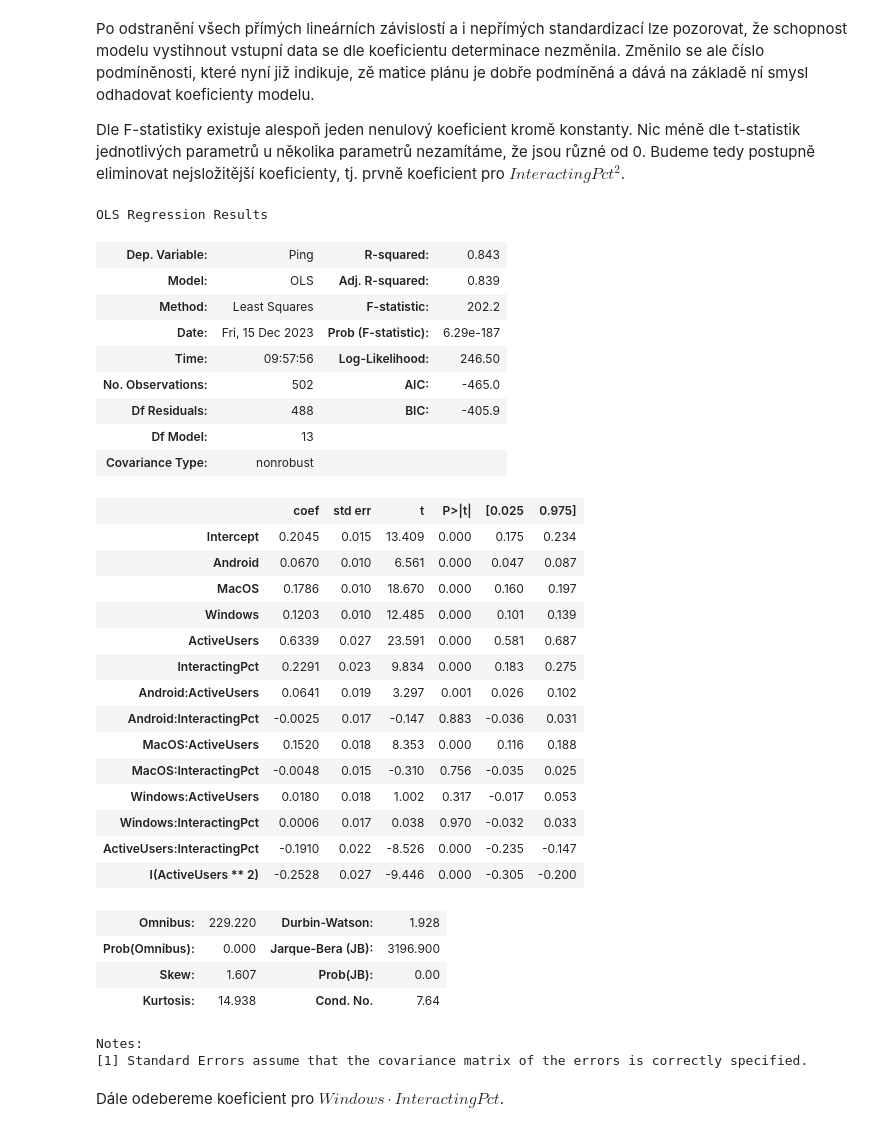
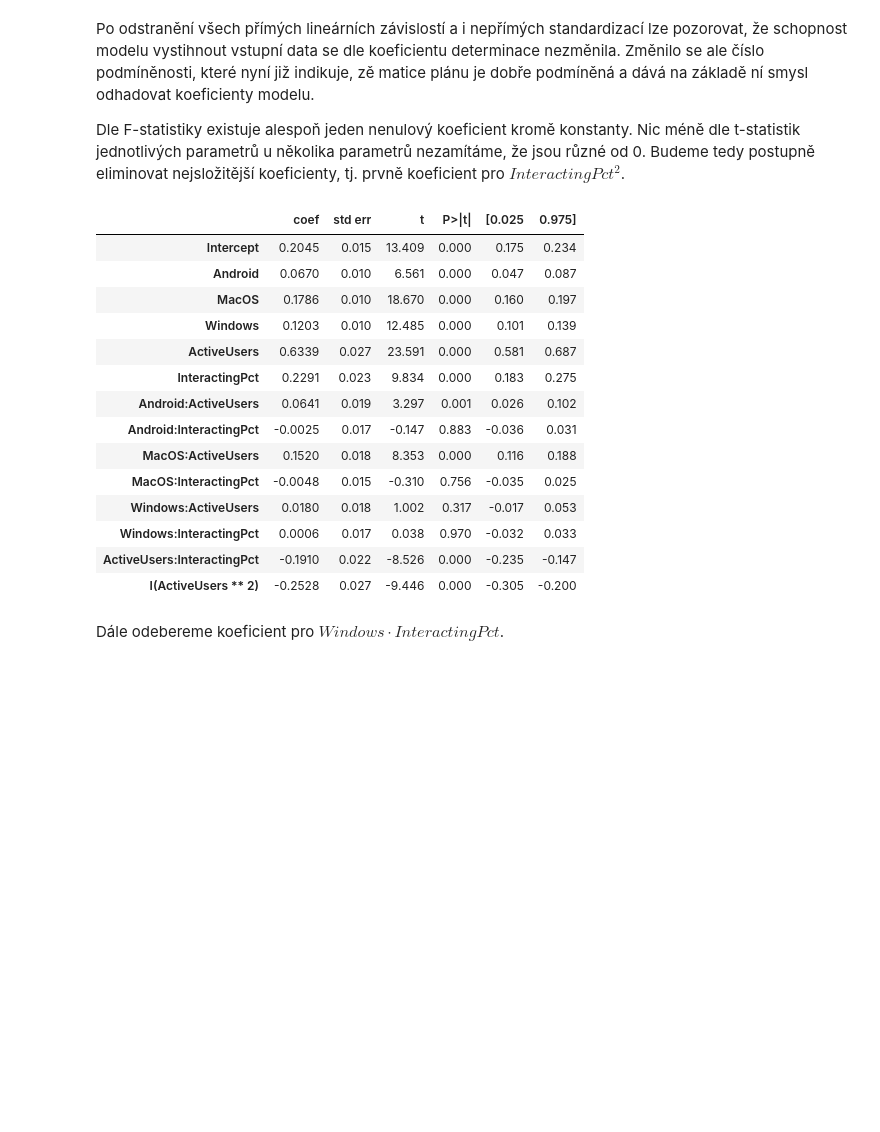
Before and after one commit to xmihol00/MSP, a Jupyter notebook: proj2/Mihola_MSP_2-projekt.ipynb, the cells around one changed output. Cells and saved outputs as stored; diff of their text form; code cells hidden in the pictures; blank space fills up the shorter version.

```diff
--- a/proj2/proj2.ipynb
+++ b/proj2/Mihola_MSP_2-projekt.ipynb
@@ -467,47 +441,31 @@ Dle F-statistiky existuje alespoň jeden nenulový koeficient kromě konstanty.
 # %%
 model = smf.ols(
     formula="Ping ~ Android + MacOS + Windows + ActiveUsers + InteractingPct + " +
             "Android : ActiveUsers + Android : InteractingPct + " +
             "MacOS : ActiveUsers + MacOS : InteractingPct + " +
             "Windows : ActiveUsers + Windows : InteractingPct + " +
             "ActiveUsers : InteractingPct + " +
             "I(ActiveUsers**2)",
     data=df2_one_hot_standardized
 )
 results = model.fit()
-results.summary()
+pd.read_html(results.summary().tables[1].as_html(), header=0, index_col=0)[0]
 # %% [output]
-OLS Regression Results
-| Dep. Variable: | Ping | R-squared: | 0.843 |
-| Model: | OLS | Adj. R-squared: | 0.839 |
-| Method: | Least Squares | F-statistic: | 202.2 |
-| Date: | Fri, 15 Dec 2023 | Prob (F-statistic): | 6.29e-187 |
-| Time: | 09:57:56 | Log-Likelihood: | 246.50 |
-| No. Observations: | 502 | AIC: | -465.0 |
-| Df Residuals: | 488 | BIC: | -405.9 |
-| Df Model: | 13 |  |  |
-| Covariance Type: | nonrobust |  |  |
+|  | coef | std err | t | P>|t| | [0.025 | 0.975] |
+| Intercept | 0.2045 | 0.015 | 13.409 | 0.000 | 0.175 | 0.234 |
+| Android | 0.0670 | 0.010 | 6.561 | 0.000 | 0.047 | 0.087 |
+| MacOS | 0.1786 | 0.010 | 18.670 | 0.000 | 0.160 | 0.197 |
+| Windows | 0.1203 | 0.010 | 12.485 | 0.000 | 0.101 | 0.139 |
+| ActiveUsers | 0.6339 | 0.027 | 23.591 | 0.000 | 0.581 | 0.687 |
+| InteractingPct | 0.2291 | 0.023 | 9.834 | 0.000 | 0.183 | 0.275 |
+| Android:ActiveUsers | 0.0641 | 0.019 | 3.297 | 0.001 | 0.026 | 0.102 |
+| Android:InteractingPct | -0.0025 | 0.017 | -0.147 | 0.883 | -0.036 | 0.031 |
+| MacOS:ActiveUsers | 0.1520 | 0.018 | 8.353 | 0.000 | 0.116 | 0.188 |
+| MacOS:InteractingPct | -0.0048 | 0.015 | -0.310 | 0.756 | -0.035 | 0.025 |
+| Windows:ActiveUsers | 0.0180 | 0.018 | 1.002 | 0.317 | -0.017 | 0.053 |
+| Windows:InteractingPct | 0.0006 | 0.017 | 0.038 | 0.970 | -0.032 | 0.033 |
+| ActiveUsers:InteractingPct | -0.1910 | 0.022 | -8.526 | 0.000 | -0.235 | -0.147 |
+| I(ActiveUsers ** 2) | -0.2528 | 0.027 | -9.446 | 0.000 | -0.305 | -0.200 |
-|  | coef | std err | t | P>|t| | [0.025 | 0.975] |
-| Intercept | 0.2045 | 0.015 | 13.409 | 0.000 | 0.175 | 0.234 |
-| Android | 0.0670 | 0.010 | 6.561 | 0.000 | 0.047 | 0.087 |
-| MacOS | 0.1786 | 0.010 | 18.670 | 0.000 | 0.160 | 0.197 |
-| Windows | 0.1203 | 0.010 | 12.485 | 0.000 | 0.101 | 0.139 |
-| ActiveUsers | 0.6339 | 0.027 | 23.591 | 0.000 | 0.581 | 0.687 |
-| InteractingPct | 0.2291 | 0.023 | 9.834 | 0.000 | 0.183 | 0.275 |
-| Android:ActiveUsers | 0.0641 | 0.019 | 3.297 | 0.001 | 0.026 | 0.102 |
-| Android:InteractingPct | -0.0025 | 0.017 | -0.147 | 0.883 | -0.036 | 0.031 |
-| MacOS:ActiveUsers | 0.1520 | 0.018 | 8.353 | 0.000 | 0.116 | 0.188 |
-| MacOS:InteractingPct | -0.0048 | 0.015 | -0.310 | 0.756 | -0.035 | 0.025 |
-| Windows:ActiveUsers | 0.0180 | 0.018 | 1.002 | 0.317 | -0.017 | 0.053 |
-| Windows:InteractingPct | 0.0006 | 0.017 | 0.038 | 0.970 | -0.032 | 0.033 |
-| ActiveUsers:InteractingPct | -0.1910 | 0.022 | -8.526 | 0.000 | -0.235 | -0.147 |
-| I(ActiveUsers ** 2) | -0.2528 | 0.027 | -9.446 | 0.000 | -0.305 | -0.200 |
-| Omnibus: | 229.220 | Durbin-Watson: | 1.928 |
-| Prob(Omnibus): | 0.000 | Jarque-Bera (JB): | 3196.900 |
-| Skew: | 1.607 | Prob(JB): | 0.00 |
-| Kurtosis: | 14.938 | Cond. No. | 7.64 |
-Notes:
-[1] Standard Errors assume that the covariance matrix of the errors is correctly specified.
 # %% [markdown]
 Dále odebereme koeficient pro $Windows \cdot InteractingPct$.
 # %%
```
Also changed, not shown: parts of 15 cells of this notebook, 2 other files.
